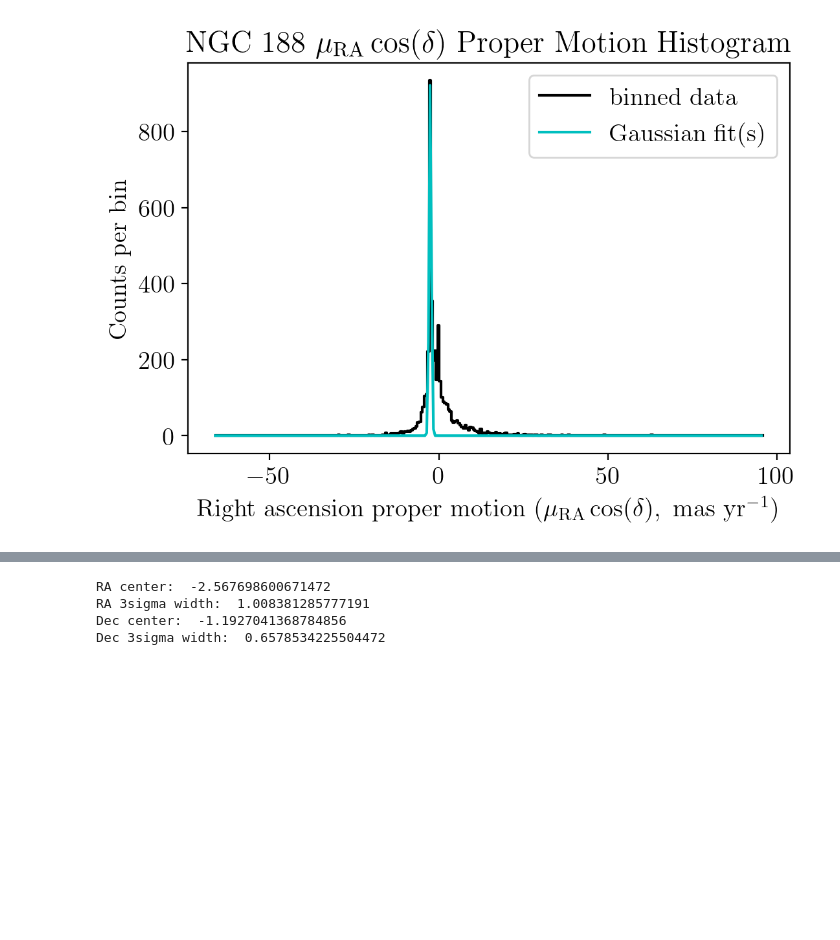
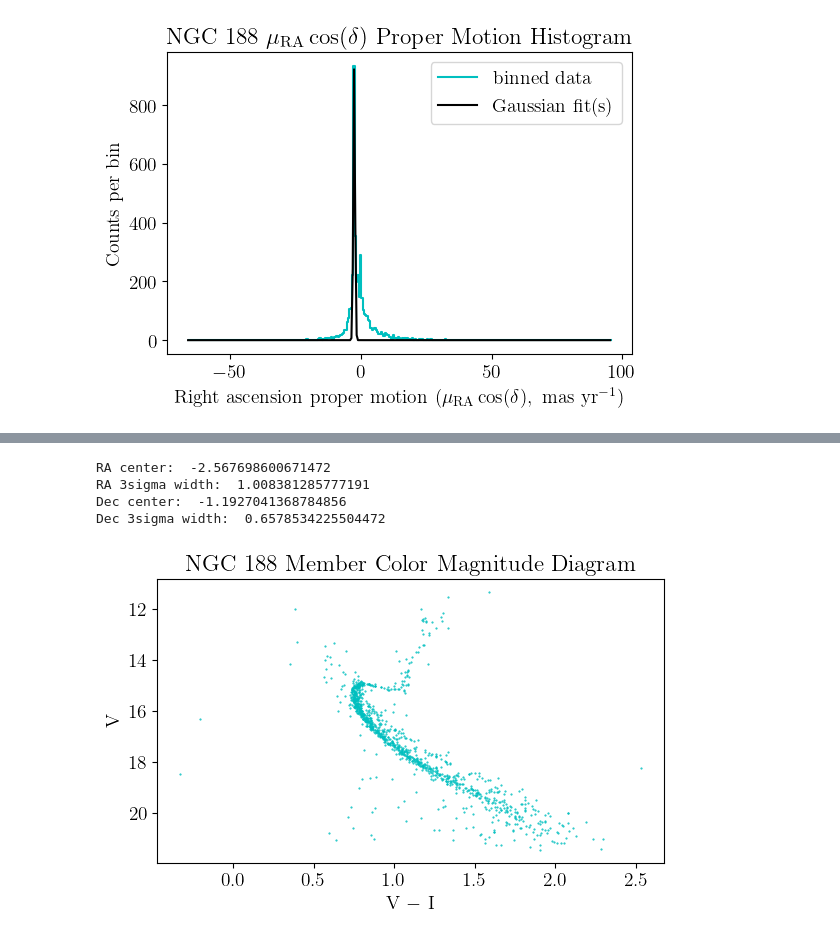
Before and after one commit to abulatek/classes, a Jupyter notebook: ast6215/bulatek_ast6215_gaia_star_clusters.ipynb, the cells around one changed output, grey strips where cells are left out. Cells and saved outputs as stored; diff of their text form; code cells hidden in the pictures; blank space fills up the shorter version.

```diff
--- a/ast6215/bulatek_ast6215_gaia_star_clusters.ipynb
+++ b/ast6215/bulatek_ast6215_gaia_star_clusters.ipynb
@@ -1,6 +1,9 @@
 # %%
+### Import statements
+import astropy
 from astropy.io import ascii
 from astropy import table
+from astropy import units as u
 import numpy as np
 import matplotlib.pyplot as plt
 from matplotlib import rc
@@ -10,4 +13,5 @@ plt.rc('text', usetex = True) # Use LaTeX font in plots
 plt.rc('font', family = 'serif')
 plt.rcParams['text.latex.preamble'] = r'\usepackage{gensymb}'
 plt.rcParams.update({'font.size': 14})
+display_dpi = 100
 # %%
@@ -124,23 +291,86 @@ Dec 3sigma width:  1.3988005597581004
 # %%
+### NGC 188
+
+# Front matter
 color = 'c'
 NGC188 = read_csv('NGC188-result.csv')
 NGC188['V'], NGC188['V_minus_I'] = convert_gaia_to_jc(NGC188['phot_g_mean_mag'],
                                                       NGC188['phot_bp_mean_mag'],
                                                       NGC188['phot_rp_mean_mag'])
 
+# Rough color magnitude diagram
 plot_cmd(NGC188['V_minus_I'], NGC188['V'], 'NGC 188', 'NGC188_rough', color, 'Rough')
 
+# Rough proper motion diagram
 plot_pmd(NGC188['pmra'], NGC188['pmdec'], 'NGC 188', 'NGC188_rough', color, 'Rough',
          xlims = (-4, 0), ylims = (-2, 0))
 
-RA_a, RA_mu, RA_sigma = fit_functions(NGC188['pmra'], 'single', 'NGC 188', color, 'RA',
-                                      guesses = [900,-15,2])
+# Determining center and width
+RA_a, RA_mu, RA_sigma = fit_proper_motions(NGC188['pmra'], 'single', 'NGC 188', color, 'RA',
+                                           guesses = [900,-15,2])
 dec_a, dec_mu, dec_sigma, \
-dec_a2, dec_mu2, dec_sigma2 = fit_functions(NGC188['pmdec'], 'double', 'NGC 188', color, 'dec',
-                                            guesses = [900,-2,2,300,0,2])
-
+dec_a2, dec_mu2, dec_sigma2 = fit_proper_motions(NGC188['pmdec'], 'double', 'NGC 188', color, 'dec',
+                                                 guesses = [900,-2,2,300,0,2])
 print("RA center: ",RA_mu)
 print("RA 3sigma width: ", 3*np.abs(RA_sigma))
 print("Dec center: ",dec_mu)
 print("Dec 3sigma width: ", 3*np.abs(dec_sigma))
+
+# Determine cluster members
+RA_ll, RA_ul = RA_mu - 3*np.abs(RA_sigma), RA_mu + 3*np.abs(RA_sigma)
+dec_ll, dec_ul = dec_mu - 3*np.abs(dec_sigma), dec_mu + 3*np.abs(dec_sigma)
+NGC188_members = NGC188[(NGC188['pmra'] >= RA_ll) & (NGC188['pmra'] <= RA_ul) &
+                        (NGC188['pmdec'] >= dec_ll) & (NGC188['pmdec'] <= dec_ul)]
+
+# Member color magnitude diagram
+plot_cmd(NGC188_members['V_minus_I'], NGC188_members['V'], 'NGC 188', 'NGC188_member', color, 'Member')
+
+# Parallax histograms
+p_a, p_mu, p_sigma = fit_parallax(NGC188_members['parallax'], 'NGC 188', 'NGC188', color,
+                                  guesses = [350, 0.5, 0.1])
+print("Parallax: ",p_mu)
+p_error = p_sigma/np.sqrt(len(NGC188_members))
+print("Parallax 1sigma error: ",p_error)
+
+# Distance
+p_frac_error = p_error/p_mu
+dist = ((p_mu*u.mas).to(u.arcsec)).to(u.parsec, equivalencies=u.parallax())
+dist_error = dist*p_frac_error
+print("Distance: ",dist)
+print("Distance error: ",dist_error)
+
+# Distance modulus
+dist_mod = 5.*np.log10(dist.value) - 5.
+dist_mod_error = 5.*dist_error/(dist*np.log(10.))
+print("Distance modulus: ",dist_mod)
+print("Distance modulus error: ",dist_mod_error)
+
+# Literature parallax angle to distance modulus
+lit_p = 0.5053*u.mas
+lit_p_error = 0.0011*u.mas
+lit_p_frac_error = lit_p_error/lit_p
+lit_dist = (lit_p.to(u.arcsec)).to(u.parsec, equivalencies=u.parallax())
+lit_dist_error = lit_dist*lit_p_frac_error
+lit_dist_mod = 5.*np.log10(lit_dist.value) - 5.
+lit_dist_mod_error = 5.*lit_dist_error/(lit_dist*np.log(10.))
+print("Literature distance modulus: ",lit_dist_mod)
+print("Literature distance modulus error: ",lit_dist_mod_error)
+
+# Individual distance- and reddening- corrected CMD
+A_V = 0.244
+d = ((NGC188_members['parallax']*u.mas).to(u.arcsec)).to(u.parsec, equivalencies=u.parallax())
+m = NGC188_members['V']
+NGC188_members['M_V'] = m + 5 - A_V - 5.*np.log10(d.value)
+NGC188_members['V_minus_I_0'] = NGC188_members['V_minus_I'] - (A_V/2.5)
+plot_ind_cmd(NGC188_members['V_minus_I_0'], NGC188_members['M_V'], 'NGC 188', 'NGC188', color)
+
+# Cluster distance- and reddening- corrected CMD
+NGC188_members['M_V_c'] = m + 5 - A_V - 5.*np.log10(dist.value) # use dist here, which is cluster-averaged
+plot_cluster_cmd(NGC188_members['V_minus_I_0'], NGC188_members['M_V_c'], 'NGC 188', 'NGC188', color)
+
+# Luminosity function (normalized generalized histogram)
+luminosity_function(NGC188_members['M_V'], 'NGC 188', 'NGC188', color)
+
+# Luminosity function (normalized cumulative histogram)
+c_luminosity_function(NGC188_members['M_V'], 'NGC 188', 'NGC188', color)
 # %% [output]
@@ -149 +379 @@ print("Dec 3sigma width: ", 3*np.abs(dec_sigma))
-[figure, old version]
+[figure, new version]
@@ -152,3 +382,4 @@ RA center:  -2.567698600671472
 RA 3sigma width:  1.008381285777191
 Dec center:  -1.1927041368784856
 Dec 3sigma width:  0.6578534225504472
+[figure, added]
```
Also changed, not shown: parts of 6 cells of this notebook, 1 other file.
